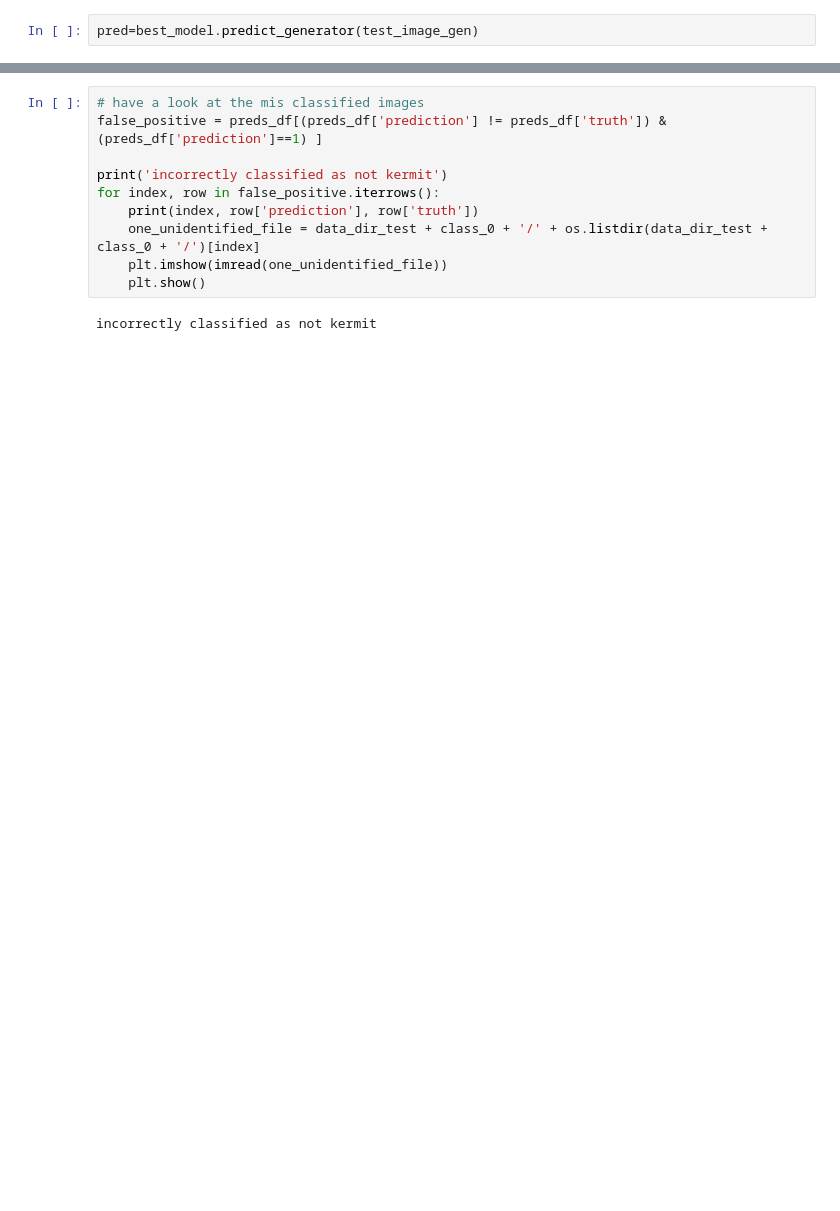
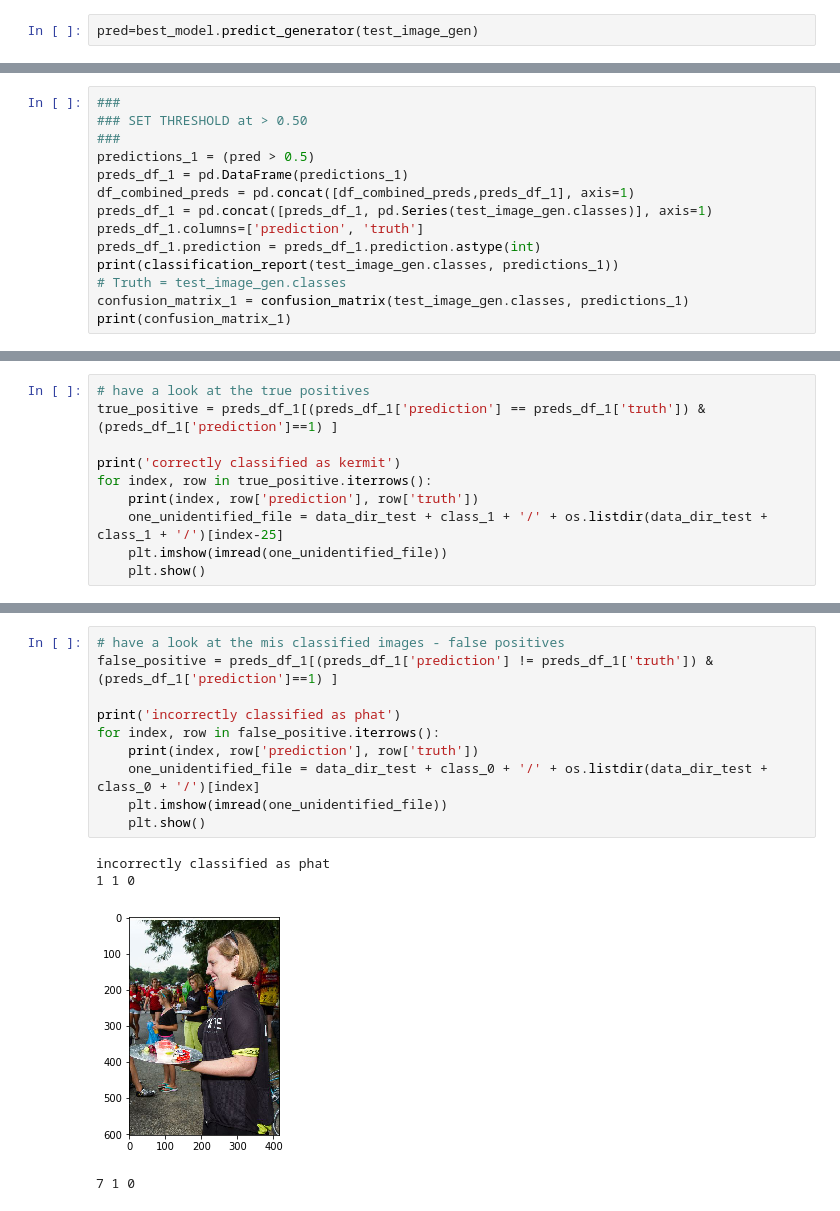
Before and after one commit to philipwalsh/finding_team_kermit, a Jupyter notebook: finding_team_kermit.ipynb, the cells around one changed output, grey strips where cells are left out. Drawn from its saved outputs; the diff is of its cells as text; blank space fills up the shorter version.

```diff
--- a/finding_team_kermit.ipynb
+++ b/finding_team_kermit.ipynb
@@ -484,0 +512,14 @@ print(confusion_matrix(test_image_gen.classes, predictions))
+# %%
+###
+### SET THRESHOLD at > 0.50
+###
+predictions_1 = (pred > 0.5)
+preds_df_1 = pd.DataFrame(predictions_1)
+df_combined_preds = pd.concat([df_combined_preds,preds_df_1], axis=1)
+preds_df_1 = pd.concat([preds_df_1, pd.Series(test_image_gen.classes)], axis=1)
+preds_df_1.columns=['prediction', 'truth']
+preds_df_1.prediction = preds_df_1.prediction.astype(int)
+print(classification_report(test_image_gen.classes, predictions_1))
+# Truth = test_image_gen.classes
+confusion_matrix_1 = confusion_matrix(test_image_gen.classes, predictions_1)
+print(confusion_matrix_1)
@@ -484,0 +664,10 @@ print(confusion_matrix(test_image_gen.classes, predictions))
+# %%
+# have a look at the true positives
+true_positive = preds_df_1[(preds_df_1['prediction'] == preds_df_1['truth']) & (preds_df_1['prediction']==1) ]
+
+print('correctly classified as kermit')
+for index, row in true_positive.iterrows():
+    print(index, row['prediction'], row['truth'])
+    one_unidentified_file = data_dir_test + class_1 + '/' + os.listdir(data_dir_test + class_1 + '/')[index-25]
+    plt.imshow(imread(one_unidentified_file))
+    plt.show()
@@ -485,12 +689,15 @@ print(confusion_matrix(test_image_gen.classes, predictions))
 # %%
-# have a look at the mis classified images
-false_positive = preds_df[(preds_df['prediction'] != preds_df['truth']) & (preds_df['prediction']==1) ]
+# have a look at the mis classified images - false positives
+false_positive = preds_df_1[(preds_df_1['prediction'] != preds_df_1['truth']) & (preds_df_1['prediction']==1) ]
 
-print('incorrectly classified as not kermit')
+print('incorrectly classified as phat')
 for index, row in false_positive.iterrows():
     print(index, row['prediction'], row['truth'])
     one_unidentified_file = data_dir_test + class_0 + '/' + os.listdir(data_dir_test + class_0 + '/')[index]
     plt.imshow(imread(one_unidentified_file))
     plt.show()
 # %% [output]
-incorrectly classified as not kermit
+incorrectly classified as phat
+1 1 0
+[figure, added]
+7 1 0
```
Also changed, not shown: parts of 33 cells of this notebook.
